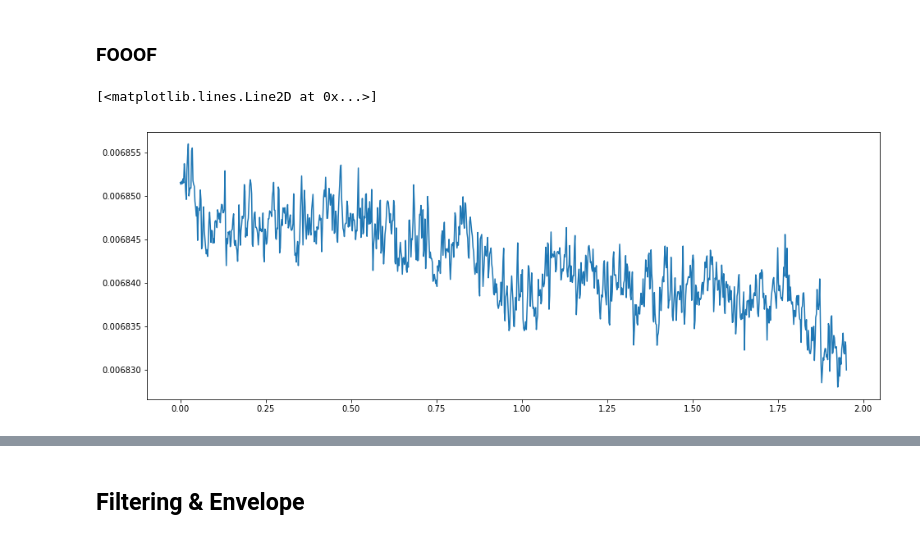
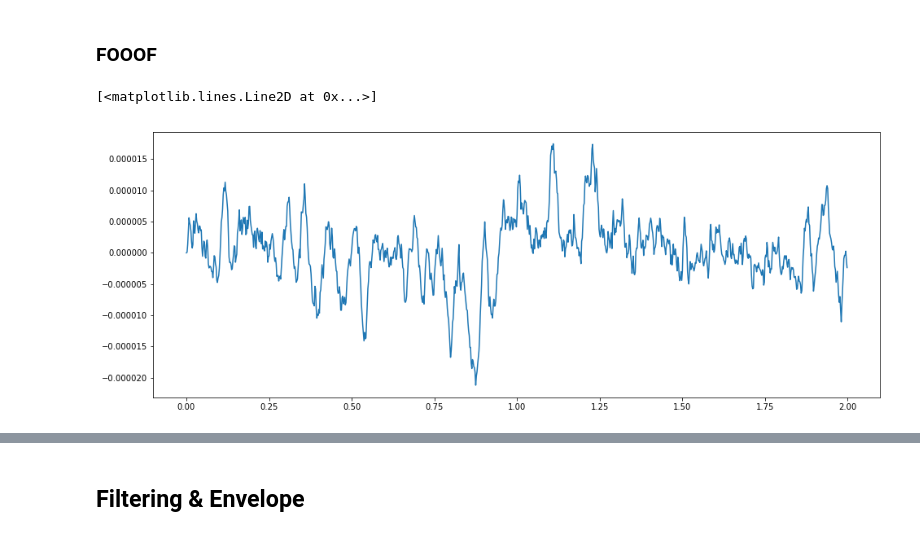
Before and after one commit to TomDonoghue/EEGparam, a Jupyter notebook: notebooks/FOOOF-EEG.ipynb, the cells around one changed output, grey strips where cells are left out. Saved outputs shown, nothing was run; the diff lists cells and outputs as text; code cells hidden in the pictures.

```diff
--- a/notebooks/FOOOF-EEG.ipynb
+++ b/notebooks/FOOOF-EEG.ipynb
@@ -141,0 +153,3 @@ eeg_dat.plot_sensors(show_names=True);
+# %%
+# Fit ICA
+ica.fit(eeg_dat, decim=decim, reject=reject)
@@ -141,0 +162,10 @@ eeg_dat.plot_sensors(show_names=True);
+# %%
+# Find components to drop, based on correlation with EOG channels
+drop_inds = []
+for chi in eog_chs:
+    inds, scores = ica.find_bads_eog(eeg_dat, ch_name=chi, threshold=3.,
+                                     l_freq=1, h_freq=10, verbose=False)
+    drop_inds.extend(inds)
+    ica.plot_scores(scores, exclude=inds, labels=chi);
+
+drop_inds = list(set(drop_inds))
@@ -142,6 +177,4 @@ eeg_dat.plot_sensors(show_names=True);
 # %%
-# #
-# drop_inds = list(set(heog_inds + veog_inds))
-# ica.exclude = drop_inds
-
-# print(ica.exclude)
+# Check the set of components to be dropped
+ica.exclude = drop_inds
+print(ica.exclude)
@@ -157,3 +213,3 @@ eeg_dat.plot_sensors(show_names=True);
 # %%
 # Apply ICA to data
-#ica.apply(eeg_dat);
+eeg_dat = ica.apply(eeg_dat);
@@ -217,10 +276,10 @@ Counter({303: 139, 305: 138, 307: 137, 301: 127, 309: 123, 311: 116})
 ch_ind = eeg_dat.ch_names.index('Oz')
 # %%
 # Plot a segment of data - to eyeball
-inds = [0, 1000]
+inds = [0, 1024]  # Note: srate of 512 - so this is 2 seconds of data
 fig = plt.figure(figsize=[16, 6])
 plt.plot(eeg_dat.times[inds[0]:inds[1]], eeg_dat._data[ch_ind, inds[0]:inds[1]])
 # %% [output]
 [<matplotlib.lines.Line2D at 0x...>]
-[figure, old version]
+[figure, new version]
 # %%
```
Also changed, not shown: parts of 56 cells of this notebook.
